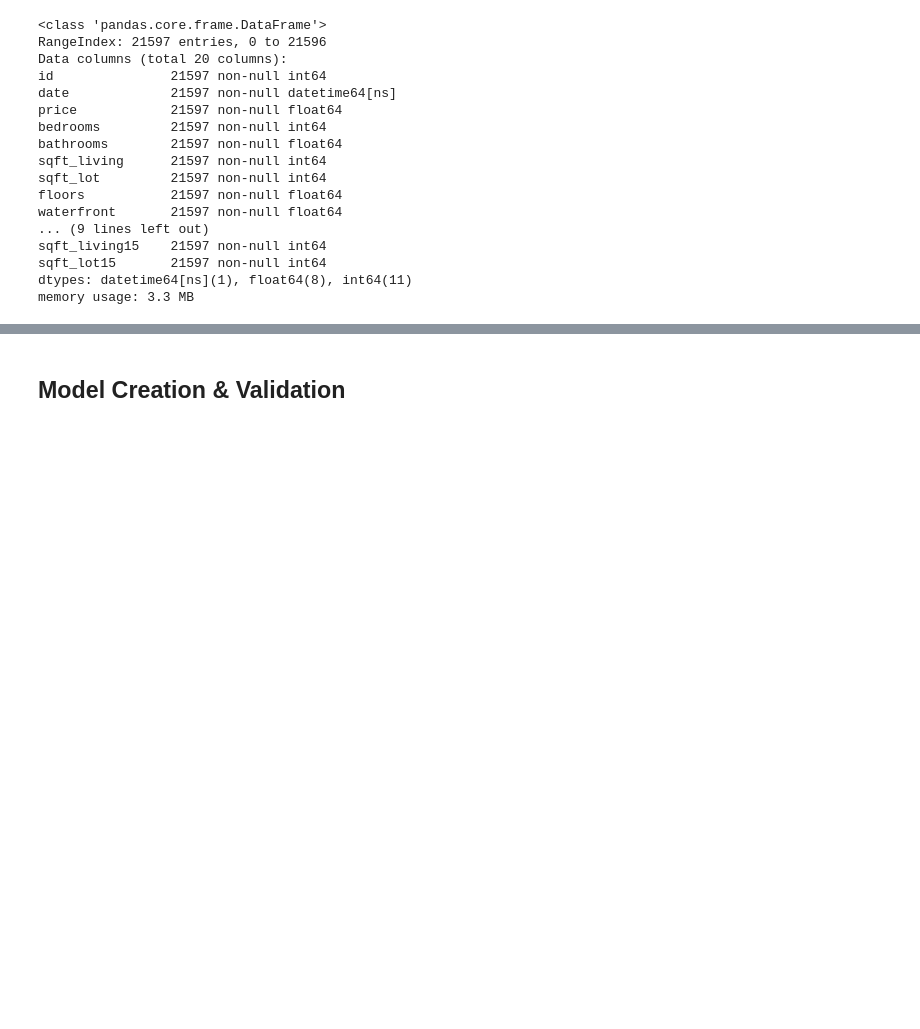
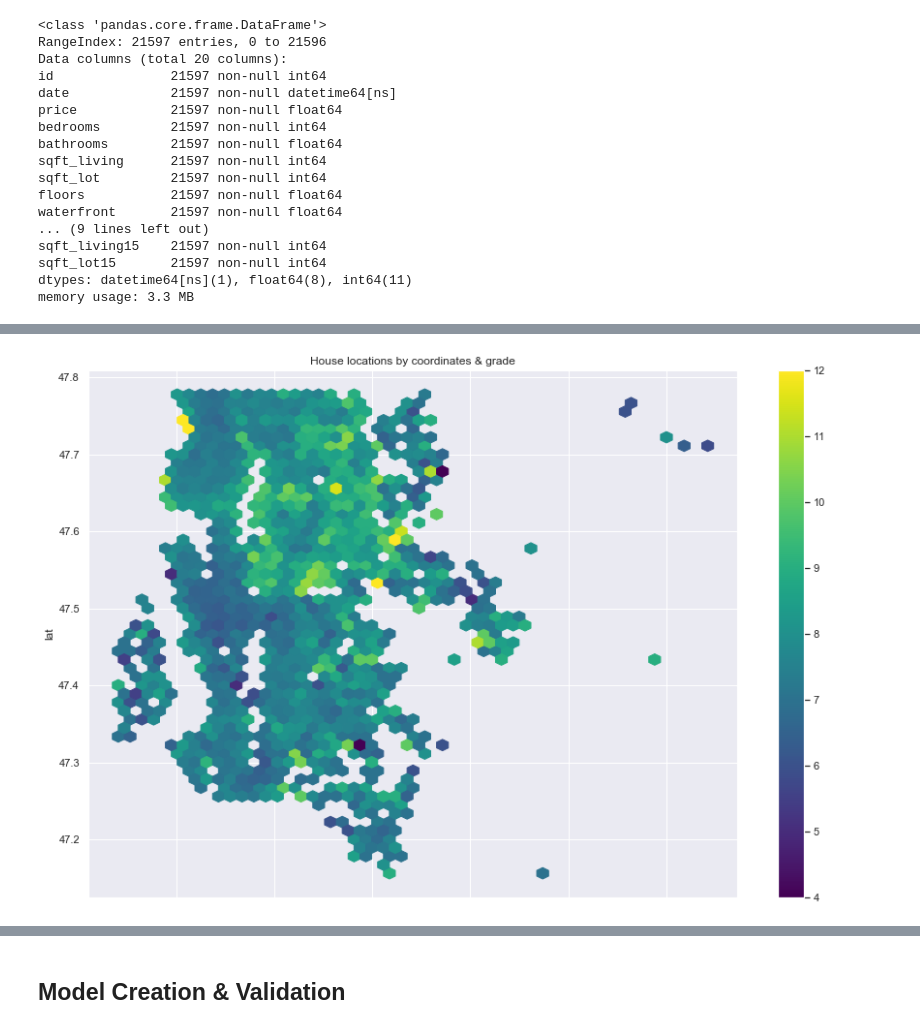
Before and after one commit to rahkeemg/dsc-v2-mod1-final-project-online-ds-ft-090919, a Jupyter notebook: student.ipynb, the cells around one changed output, grey strips where cells are left out. Drawn from its saved outputs; the diff is of its cells as text; code cells hidden in the pictures; blank space fills up the shorter version.

```diff
--- a/student.ipynb
+++ b/student.ipynb
@@ -329,0 +493,6 @@ abs(matrix.corr()) > 0.70
+# %%
+df.plot.hexbin(figsize=(15, 10), x='long', y='lat', C='grade', gridsize=50, cmap='viridis')
+plt.title('House locations by coordinates & grade')
+plt.show()
+# %% [output]
+[figure, added]
```
Also changed, not shown: parts of 80 cells of this notebook, 12 other files.
